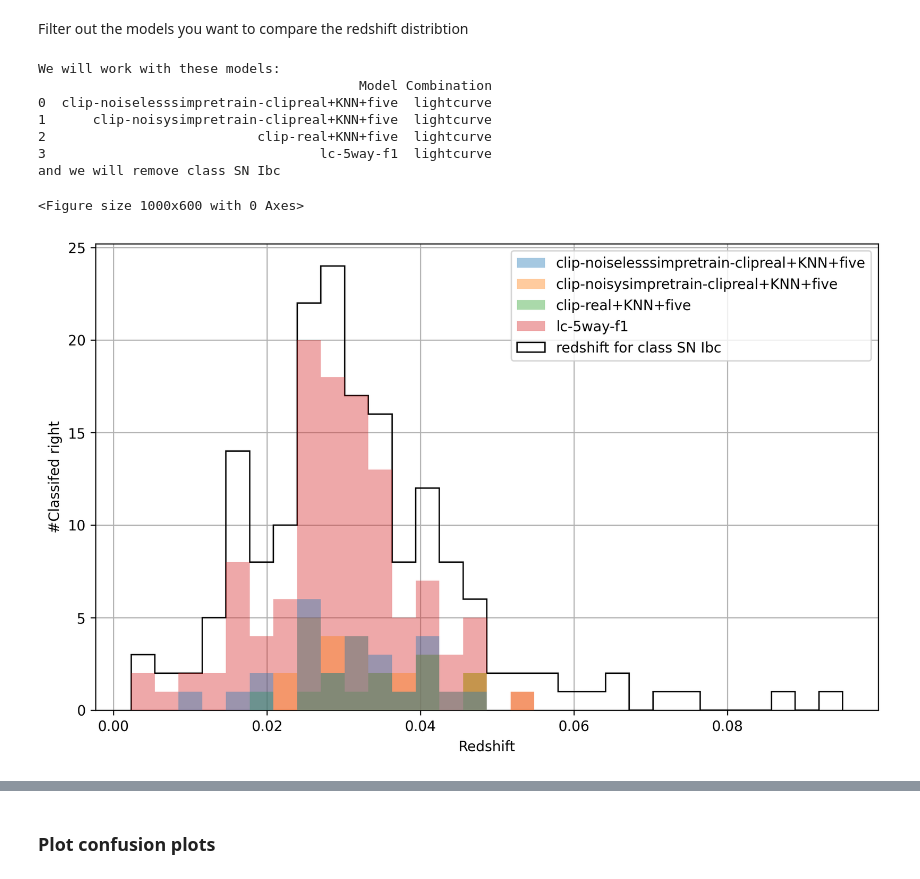
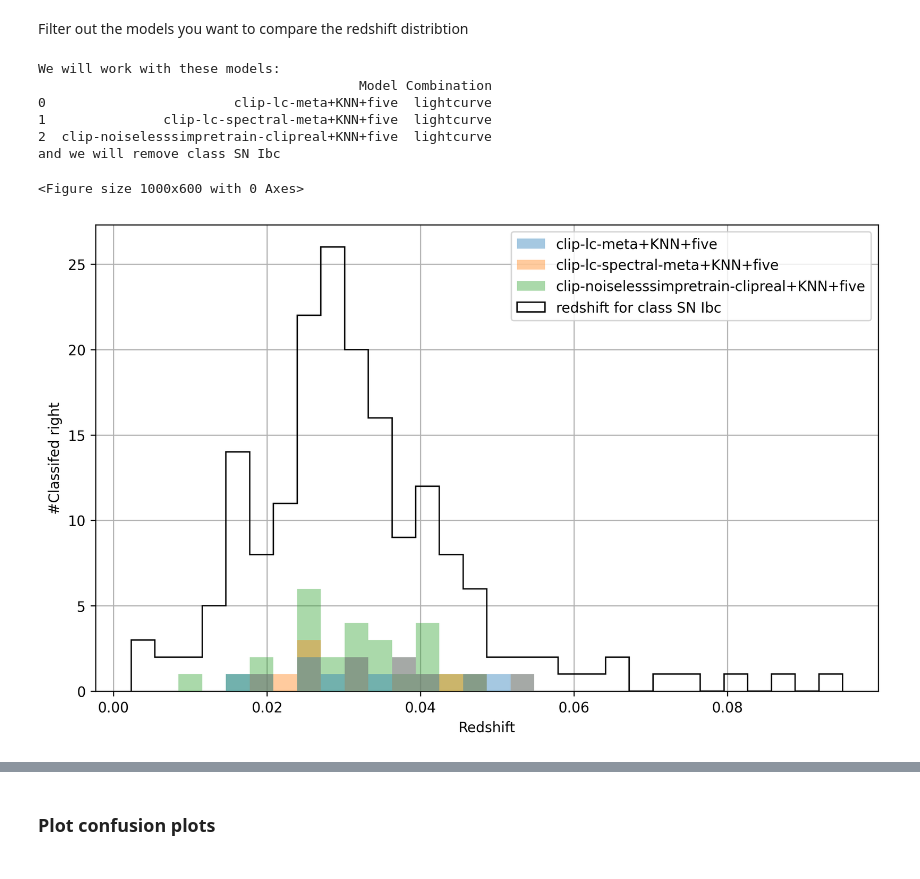
Before and after one commit to ThomasHelfer/multimodal-supernovae, a Jupyter notebook: plot_data.ipynb, the cells around one changed output, grey strips where cells are left out. Saved outputs shown, nothing was run; the diff lists cells and outputs as text; code cells hidden in the pictures.

```diff
--- a/plot_data.ipynb
+++ b/plot_data.ipynb
@@ -181,18 +478,14 @@ def filter_elements(df, target_class):
 Filter out the models you want to compare the redshift distribtion
 # %%
 class_filter = 4.0
+remove_models = ["three", "3way", "Linear", "noisy", "5way", "clip-real"]
+"""
 remove_models = [
     "three",
     "3way",
     "Linear",
 ]
-'''
-remove_models = [
-    "three",
-    "3way",
-    "Linear",
-]
-'''
+"""
 lc_merged_classification = merged_classification[
     merged_classification["Combination"] == "lightcurve"
 ]
@@ -225,10 +518,9 @@ print(f"and we will remove class {class_names[int(class_filter)][0]}")
 # %% [output]
 We will work with these models:
                                          Model Combination
-0  clip-noiselesssimpretrain-clipreal+KNN+five  lightcurve
-1      clip-noisysimpretrain-clipreal+KNN+five  lightcurve
-2                           clip-real+KNN+five  lightcurve
-3                                   lc-5way-f1  lightcurve
+0                        clip-lc-meta+KNN+five  lightcurve
+1               clip-lc-spectral-meta+KNN+five  lightcurve
+2  clip-noiselesssimpretrain-clipreal+KNN+five  lightcurve
 and we will remove class SN Ibc
 # %%
 # Filter out classes
@@ -239,33 +531,33 @@ plt.figure(figsize=(10, 6))
 # Determine the number of subplots needed
 fig = plt.figure(figsize=(10, 6), dpi=300)
 total_class_hist = filtered_classified["y_pred_all"][0]
 
 for i, (index, row) in enumerate(filtered_classified.iterrows()):
     plt.hist(
         row["y_true"],
         bins=30,
         label=row["Model"],
         range=[min(total_class_hist), max(total_class_hist)],
         alpha=0.4,
-        zorder = 20 -i
+        zorder=20 - i,
     )
 plt.hist(
     total_class_hist,
     color="black",
     edgecolor="black",
     bins=30,
     range=[min(total_class_hist), max(total_class_hist)],
     label=f"redshift for class {class_names[int(class_filter)][0]}",
     histtype="step",
 )
 plt.xlabel("Redshift")
 plt.ylabel("#Classifed right")
 plt.legend()
 plt.grid(True)
 
 plt.savefig("redshiftmissclass.pdf")
 plt.show()
 # %% [output]
 <Figure size 1000x600 with 0 Axes>
-[figure, old version]
+[figure, new version]
 # %%
```
Also changed, not shown: parts of 18 cells of this notebook.
